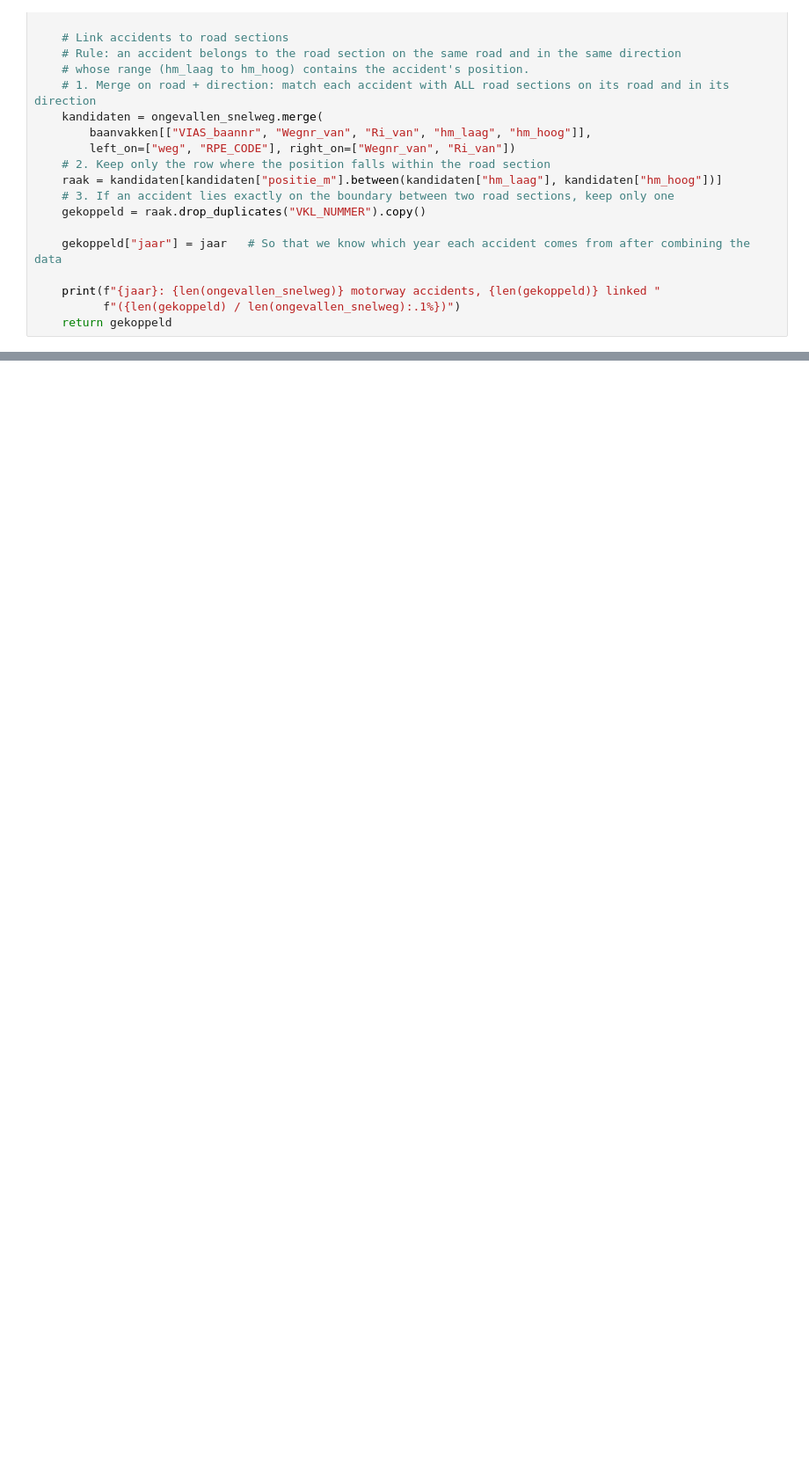
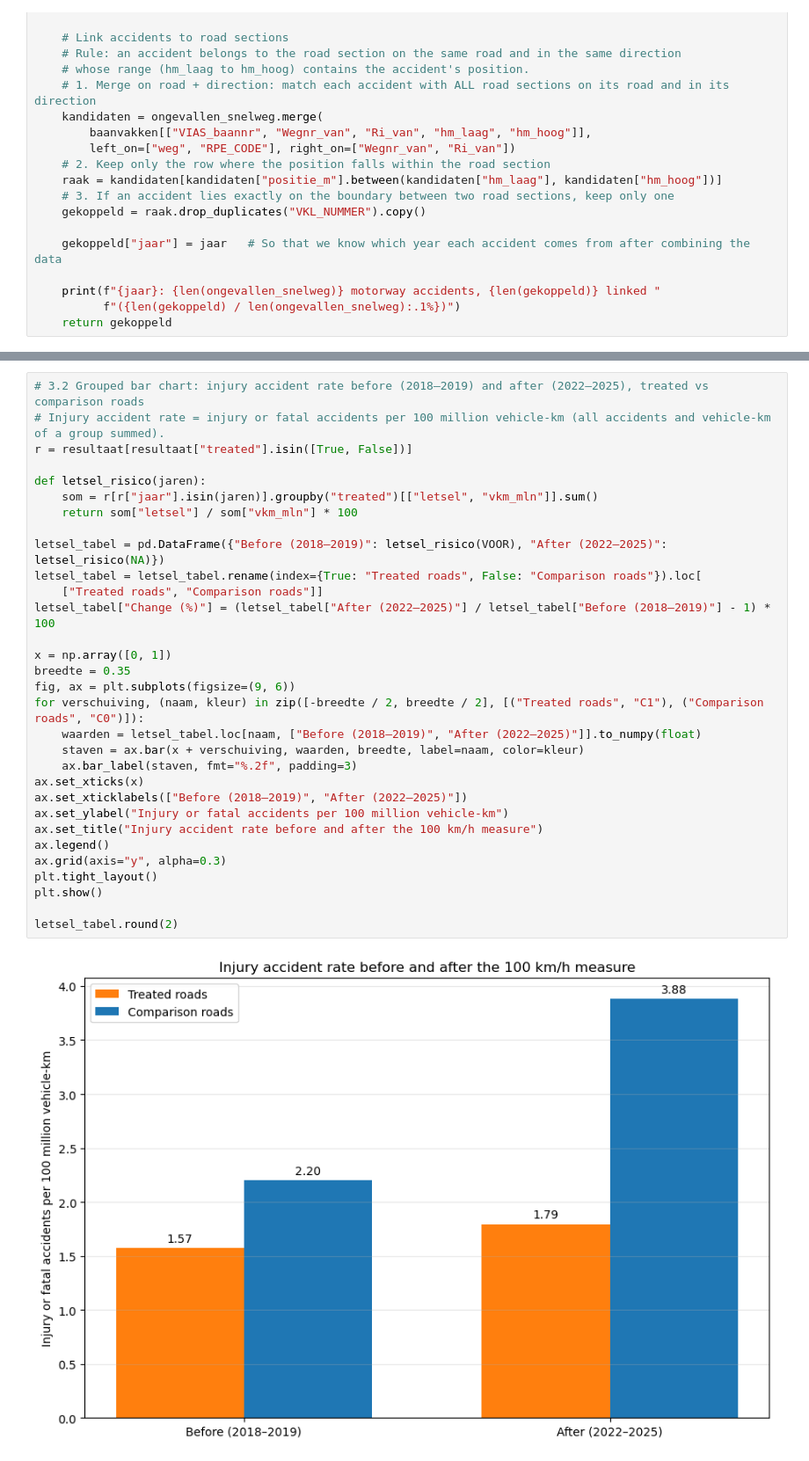
Before and after one commit to RoosPlaum/programming_project, a Jupyter notebook: data_exploration_Teun.ipynb, the cells around one changed output, grey strips where cells are left out. Shown at 88% size. Drawn from its saved outputs; the diff is of its cells as text; blank space fills up the shorter version.

```diff
--- a/data_exploration_Teun.ipynb
+++ b/data_exploration_Teun.ipynb
@@ -626,0 +851,33 @@ did_tabel
+# %%
+# 3.2 Grouped bar chart: injury accident rate before (2018–2019) and after (2022–2025), treated vs comparison roads
+# Injury accident rate = injury or fatal accidents per 100 million vehicle-km (all accidents and vehicle-km of a group summed).
+r = resultaat[resultaat["treated"].isin([True, False])]
+
+def letsel_risico(jaren):
+    som = r[r["jaar"].isin(jaren)].groupby("treated")[["letsel", "vkm_mln"]].sum()
+    return som["letsel"] / som["vkm_mln"] * 100
+
+letsel_tabel = pd.DataFrame({"Before (2018–2019)": letsel_risico(VOOR), "After (2022–2025)": letsel_risico(NA)})
+letsel_tabel = letsel_tabel.rename(index={True: "Treated roads", False: "Comparison roads"}).loc[
+    ["Treated roads", "Comparison roads"]]
+letsel_tabel["Change (%)"] = (letsel_tabel["After (2022–2025)"] / letsel_tabel["Before (2018–2019)"] - 1) * 100
+
+x = np.array([0, 1])
+breedte = 0.35
+fig, ax = plt.subplots(figsize=(9, 6))
+for verschuiving, (naam, kleur) in zip([-breedte / 2, breedte / 2], [("Treated roads", "C1"), ("Comparison roads", "C0")]):
+    waarden = letsel_tabel.loc[naam, ["Before (2018–2019)", "After (2022–2025)"]].to_numpy(float)
+    staven = ax.bar(x + verschuiving, waarden, breedte, label=naam, color=kleur)
+    ax.bar_label(staven, fmt="%.2f", padding=3)
+ax.set_xticks(x)
+ax.set_xticklabels(["Before (2018–2019)", "After (2022–2025)"])
+ax.set_ylabel("Injury or fatal accidents per 100 million vehicle-km")
+ax.set_title("Injury accident rate before and after the 100 km/h measure")
+ax.legend()
+ax.grid(axis="y", alpha=0.3)
+plt.tight_layout()
+plt.show()
+
+letsel_tabel.round(2)
+# %% [output]
+[figure, added]
```
Also changed, not shown: parts of 22 cells of this notebook.
